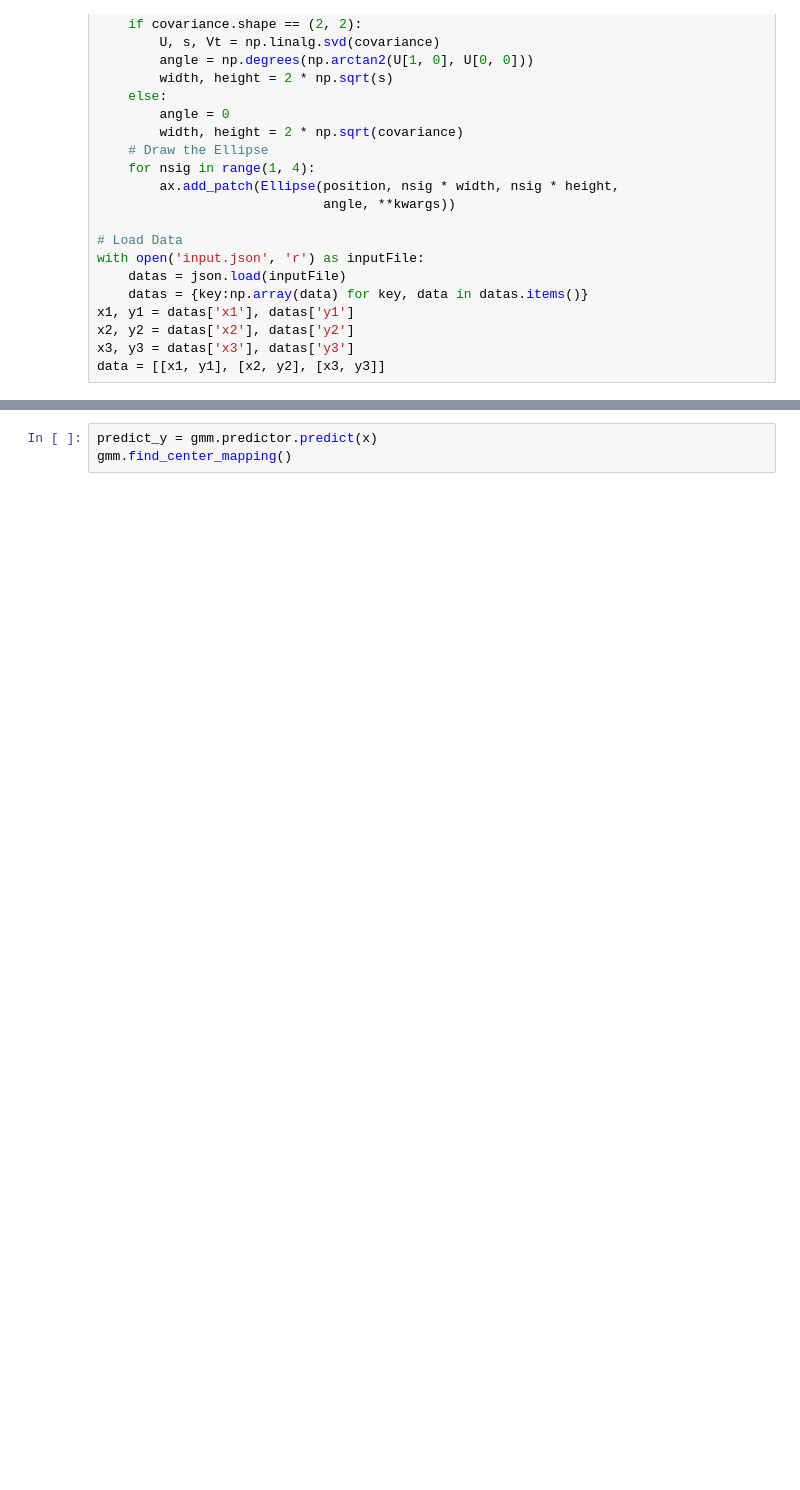
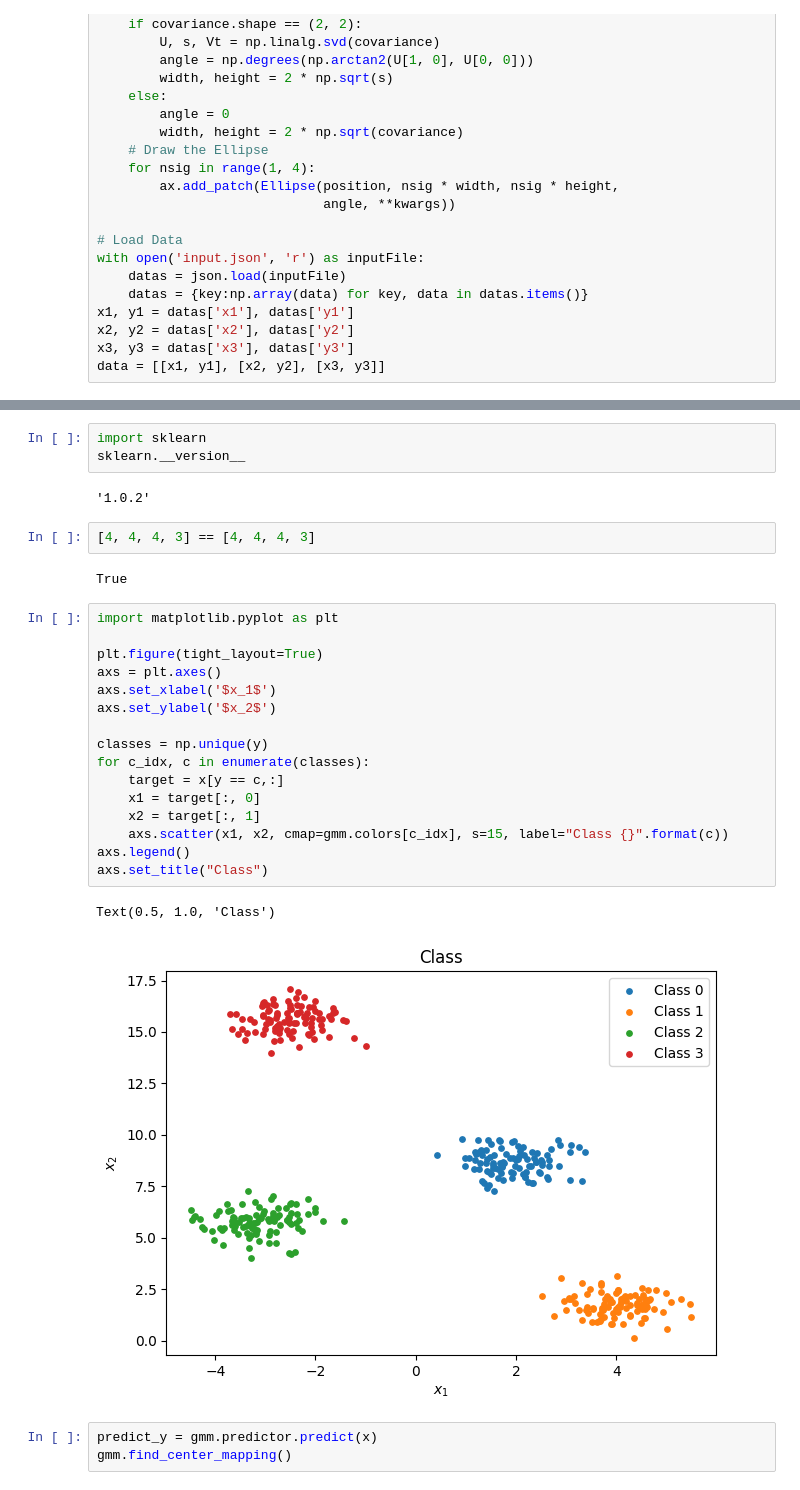
Before and after one commit to EonianCoda/ncku_IntroToAI_hw, a Jupyter notebook: hw5/gmm.ipynb, the cells around one changed output, grey strips where cells are left out. Cells and saved outputs as stored; diff of their text form; blank space fills up the shorter version.

```diff
--- a/hw5/gmm.ipynb
+++ b/hw5/gmm.ipynb
@@ -124,3 +209,31 @@ gmm.set_gmm()
+# %%
+import sklearn
+sklearn.__version__
+# %% [output]
+'1.0.2'
+# %%
+[4, 4, 4, 3] == [4, 4, 4, 3]
+# %% [output]
+True
+# %%
+import matplotlib.pyplot as plt
+
+plt.figure(tight_layout=True)
+axs = plt.axes()
+axs.set_xlabel('$x_1$')
+axs.set_ylabel('$x_2$')
+
+classes = np.unique(y)
+for c_idx, c in enumerate(classes):
+    target = x[y == c,:]
+    x1 = target[:, 0]
+    x2 = target[:, 1]
+    axs.scatter(x1, x2, cmap=gmm.colors[c_idx], s=15, label="Class {}".format(c))
+axs.legend()
+axs.set_title("Class")
+# %% [output]
+Text(0.5, 1.0, 'Class')
+[figure, added]
 # %%
 predict_y = gmm.predictor.predict(x)
 gmm.find_center_mapping()
```
Also changed, not shown: parts of 5 cells of this notebook.
